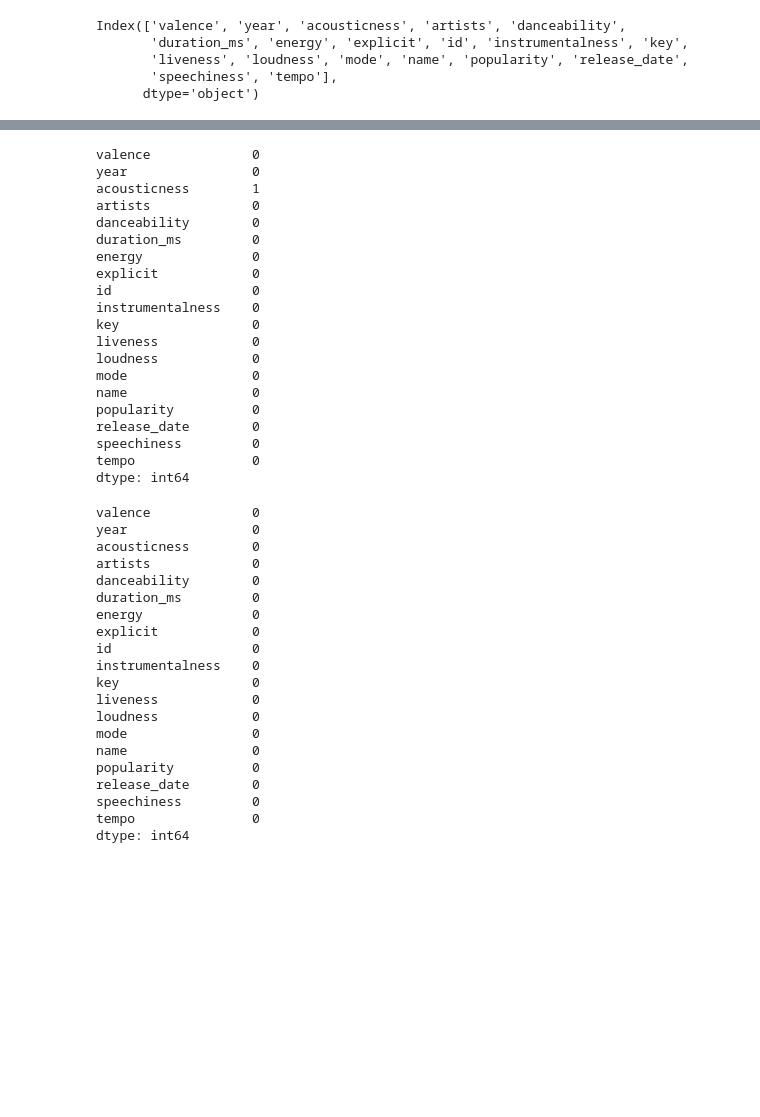
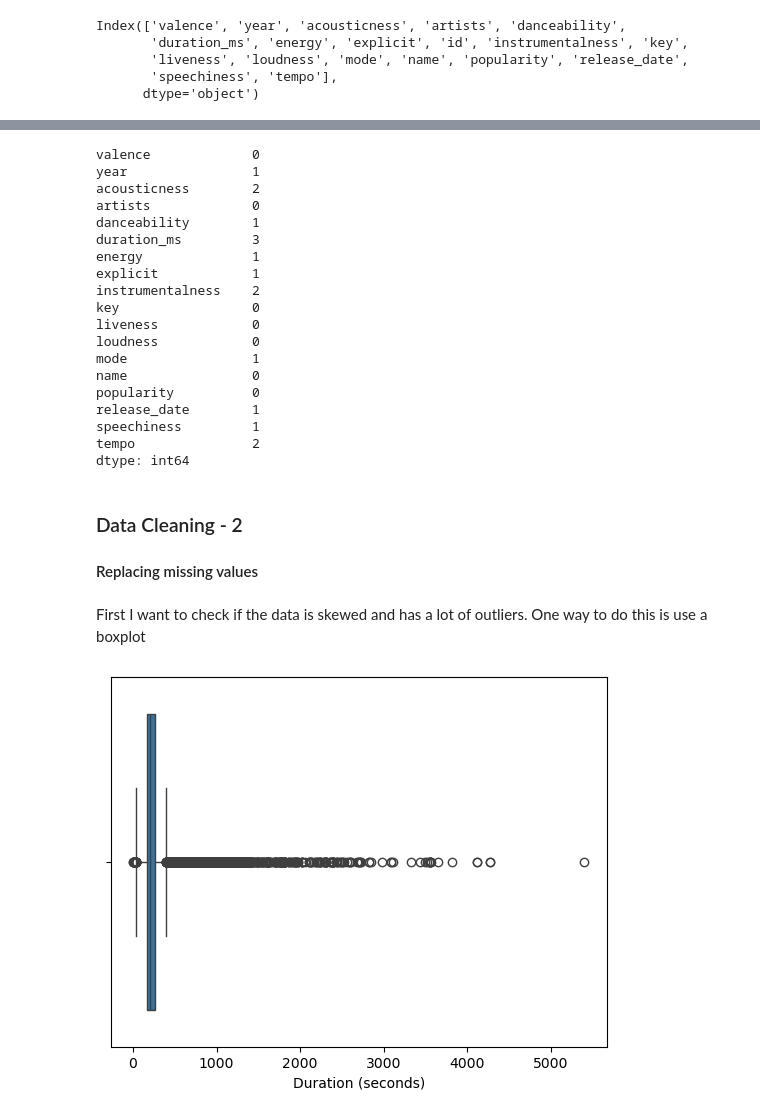
Before and after one commit to LukasRonberg/BusinessIntelligence, a Jupyter notebook: MP1/spotifytracks.ipynb, the cells around one changed output, grey strips where cells are left out. Cells and saved outputs as stored; diff of their text form; code cells hidden in the pictures; blank space fills up the shorter version.

Commit message:
Tilføjet Cleaning til spotify dataset

```diff
--- a/MP1/spotifytracks.ipynb
+++ b/MP1/spotifytracks.ipynb
@@ -78,52 +101,27 @@ dtype: int64
 # %%
-# Find missing values for each column
-
-df.isnull().sum()
+# To check for any values missing, we check if they are na and then get the sum of the values that are na:
+df.isna().sum()
 # %% [output]
 valence             0
-year                0
-acousticness        1
+year                1
+acousticness        2
 artists             0
-danceability        0
-duration_ms         0
-energy              0
-explicit            0
-id                  0
-instrumentalness    0
+danceability        1
+duration_ms         3
+energy              1
+explicit            1
+instrumentalness    2
 key                 0
 liveness            0
 loudness            0
-mode                0
+mode                1
 name                0
 popularity          0
-release_date        0
-speechiness         0
-tempo               0
+release_date        1
+speechiness         1
+tempo               2
 dtype: int64
 # %%
-# If any values were missing, use dropna(), then check for null values again
 
+# If the data is incomplete and we simply wish to remove the entire row of data, we can run this command:
 df = df.dropna()
-
-df.isnull().sum()
-# %% [output]
-valence             0
-year                0
-acousticness        0
-artists             0
-danceability        0
-duration_ms         0
-energy              0
-explicit            0
-id                  0
-instrumentalness    0
-key                 0
-liveness            0
-loudness            0
-mode                0
-name                0
-popularity          0
-release_date        0
-speechiness         0
-tempo               0
-dtype: int64
@@ -129,0 +131,11 @@ dtype: int64
+# %% [markdown]
+### Data Cleaning - 2
+#### Replacing missing values
+# %% [markdown]
+First I want to check if the data is skewed and has a lot of outliers. One way to do this is use a boxplot
+# %%
+sbn.boxplot(x=df['duration_ms'] / 1000)
+plt.xlabel("Duration (seconds)")
+plt.show()
+# %% [output]
+[figure, added]
```
Also changed, not shown: parts of 28 cells of this notebook.
